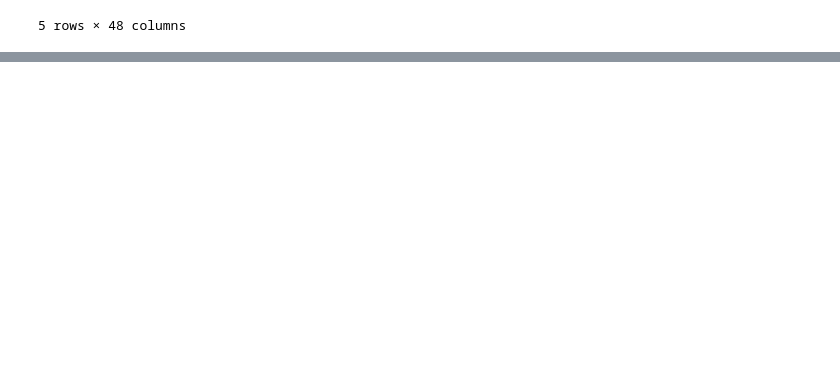
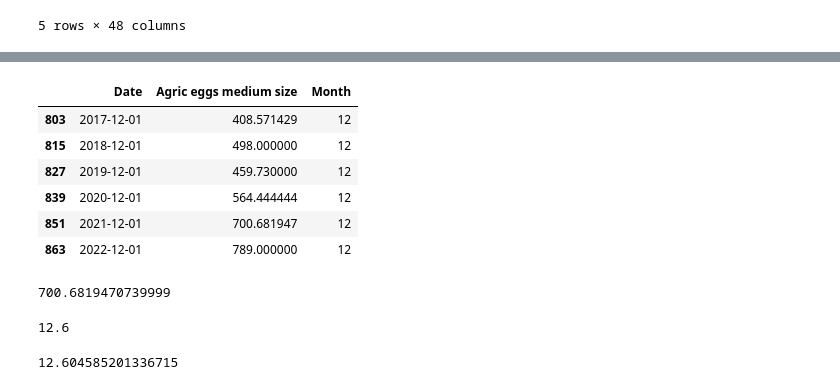
Before and after one commit to zalihat/Nigerian-Price-Watch, a Jupyter notebook: Dashboard/Untitled.ipynb, the cells around one changed output, grey strips where cells are left out. Drawn from its saved outputs; the diff is of its cells as text; code cells hidden in the pictures; blank space fills up the shorter version.

```diff
--- a/Dashboard/Untitled.ipynb
+++ b/Dashboard/Untitled.ipynb
@@ -384,0 +304,5 @@ fig.show()
+# %%
+product = 'Agric eggs medium size'
+state = 'ABUJA'
+df = food.query("State == @state")[['Date', product, 'Month']]
+df.tail()
@@ -384,0 +316,31 @@ fig.show()
+# %%
+latest = df.tail(1)
+current_month = latest.Month.values[0]
+df = df[df.Month == current_month]
+df
+# %% [output]
+|  | Date | Agric eggs medium size | Month |
+| 803 | 2017-12-01 | 408.571429 | 12 |
+| 815 | 2018-12-01 | 498.000000 | 12 |
+| 827 | 2019-12-01 | 459.730000 | 12 |
+| 839 | 2020-12-01 | 564.444444 | 12 |
+| 851 | 2021-12-01 | 700.681947 | 12 |
+| 863 | 2022-12-01 | 789.000000 | 12 |
+# %%
+df = df[['Date', product]]
+df = df.tail(2)
+prev_year = df.iloc[0,1] #4549.14
+current_year = df.iloc[1, 1] #4565.56
+YoY = (current_year - prev_year) / prev_year
+YoY = round(YoY * 100, 2)
+prev_year
+# %% [output]
+700.6819470739999
+# %%
+YoY
+# %% [output]
+12.6
+# %%
+(789.000000	 -700.681947) / 700.681947 * 100
+# %% [output]
+12.604585201336715
```
Also changed, not shown: parts of 50 cells of this notebook, 2 other files.
